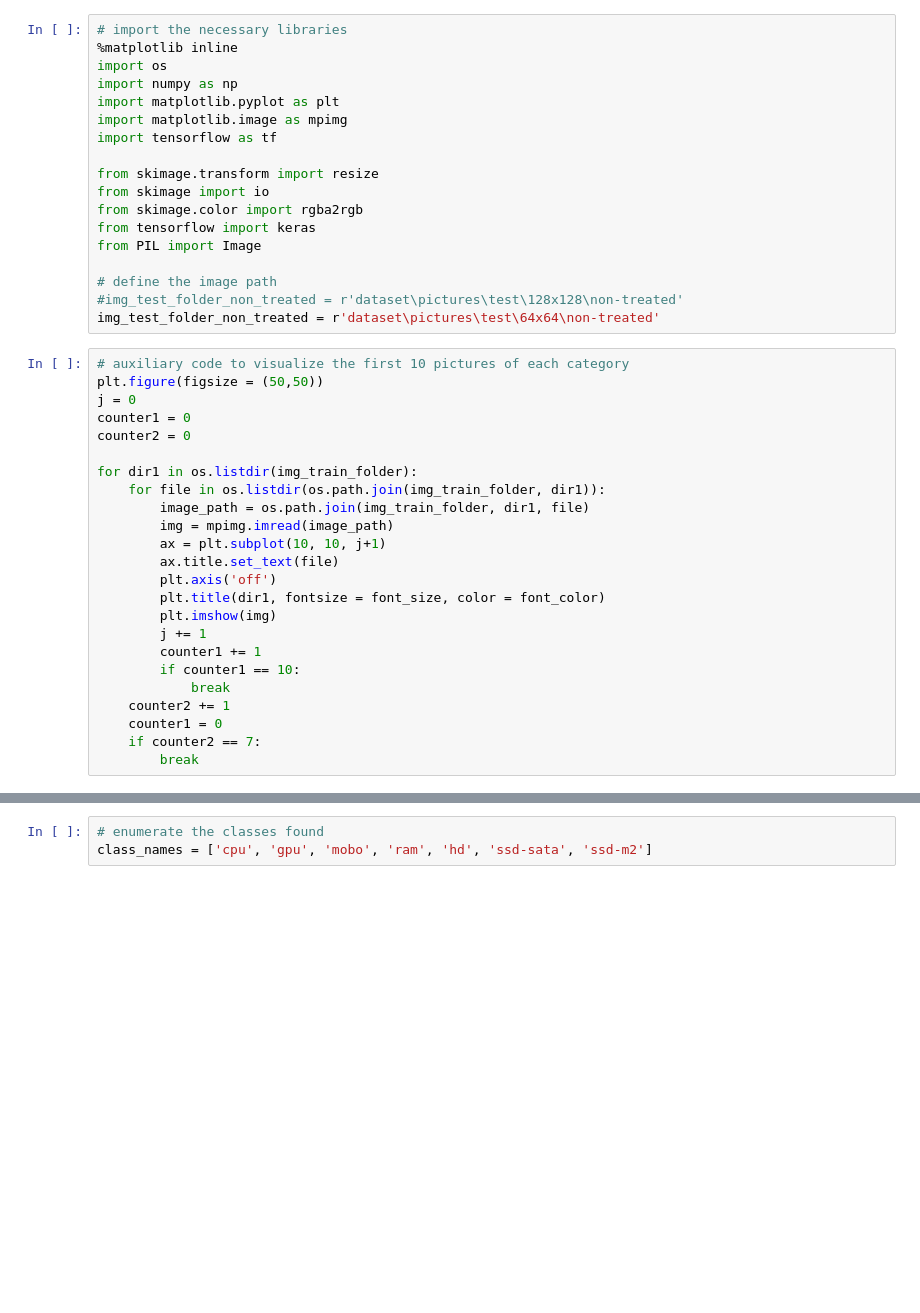
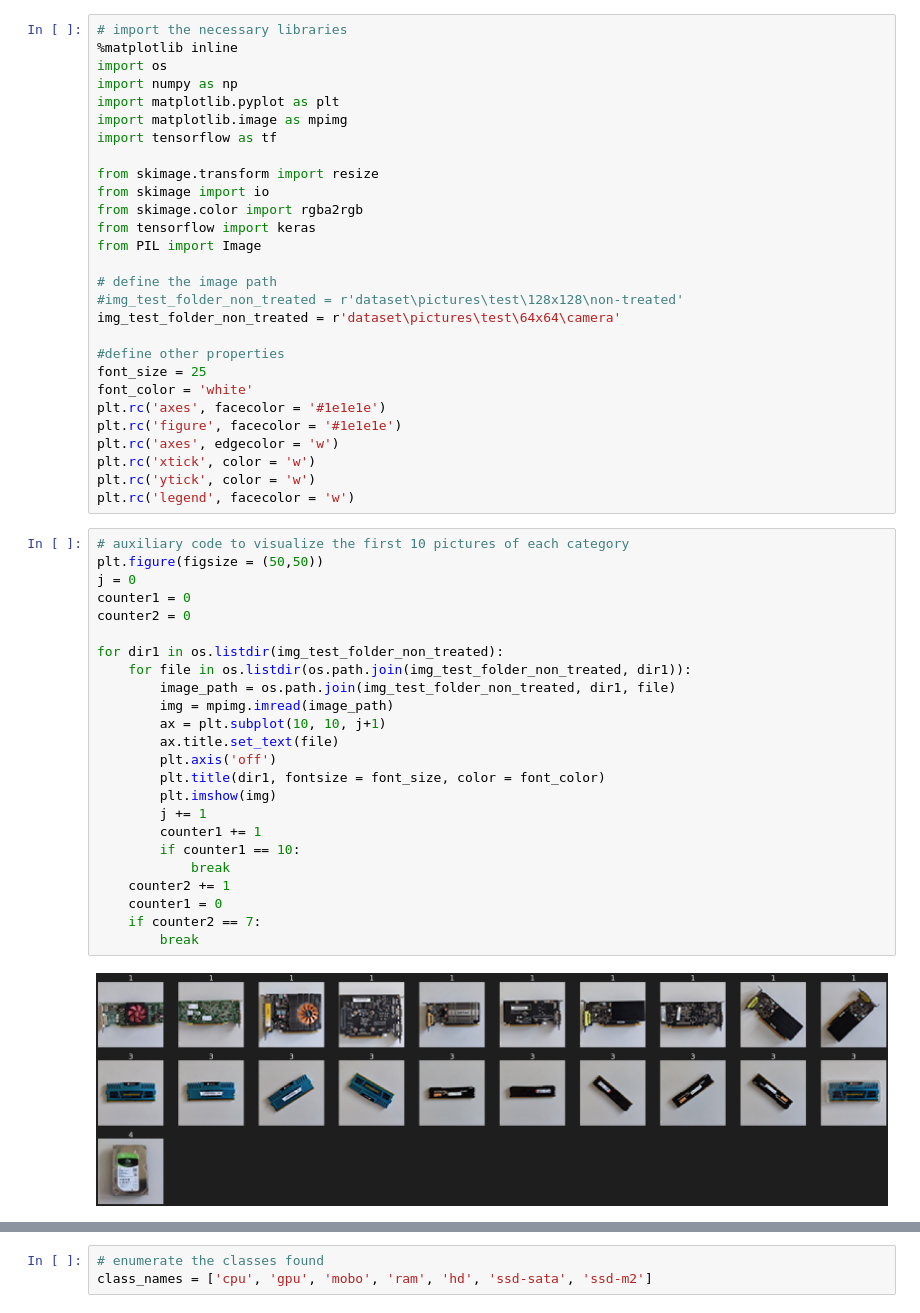
Before and after one commit to Kevin64/TCC-ECD-FURG, a Jupyter notebook: Hardware-classifier-final-test.ipynb, the cells around one changed output, grey strips where cells are left out. Cells and saved outputs as stored; diff of their text form; blank space fills up the shorter version.

```diff
--- a/Hardware-classifier-final-test.ipynb
+++ b/Hardware-classifier-final-test.ipynb
@@ -15,31 +15,43 @@ from PIL import Image
 
 # define the image path
 #img_test_folder_non_treated = r'dataset\pictures\test\128x128\non-treated'
-img_test_folder_non_treated = r'dataset\pictures\test\64x64\non-treated'
+img_test_folder_non_treated = r'dataset\pictures\test\64x64\camera'
+
+#define other properties
+font_size = 25
+font_color = 'white'
+plt.rc('axes', facecolor = '#1e1e1e')
+plt.rc('figure', facecolor = '#1e1e1e')
+plt.rc('axes', edgecolor = 'w')
+plt.rc('xtick', color = 'w')
+plt.rc('ytick', color = 'w')
+plt.rc('legend', facecolor = 'w')
 # %%
 # auxiliary code to visualize the first 10 pictures of each category
 plt.figure(figsize = (50,50))
 j = 0
 counter1 = 0
 counter2 = 0
 
-for dir1 in os.listdir(img_train_folder):
-    for file in os.listdir(os.path.join(img_train_folder, dir1)):
-        image_path = os.path.join(img_train_folder, dir1, file)
+for dir1 in os.listdir(img_test_folder_non_treated):
+    for file in os.listdir(os.path.join(img_test_folder_non_treated, dir1)):
+        image_path = os.path.join(img_test_folder_non_treated, dir1, file)
         img = mpimg.imread(image_path)
         ax = plt.subplot(10, 10, j+1)
         ax.title.set_text(file)
         plt.axis('off')
         plt.title(dir1, fontsize = font_size, color = font_color)
         plt.imshow(img)
         j += 1
         counter1 += 1
         if counter1 == 10:
             break
     counter2 += 1
     counter1 = 0
     if counter2 == 7:
         break
+# %% [output]
+[figure, added]
 # %%
 # function to gather pictures and generate a numpy array (COLOR)
 def create_dataset(img_folder):
```
Also changed, not shown: parts of 13 cells of this notebook, 13 other files.
